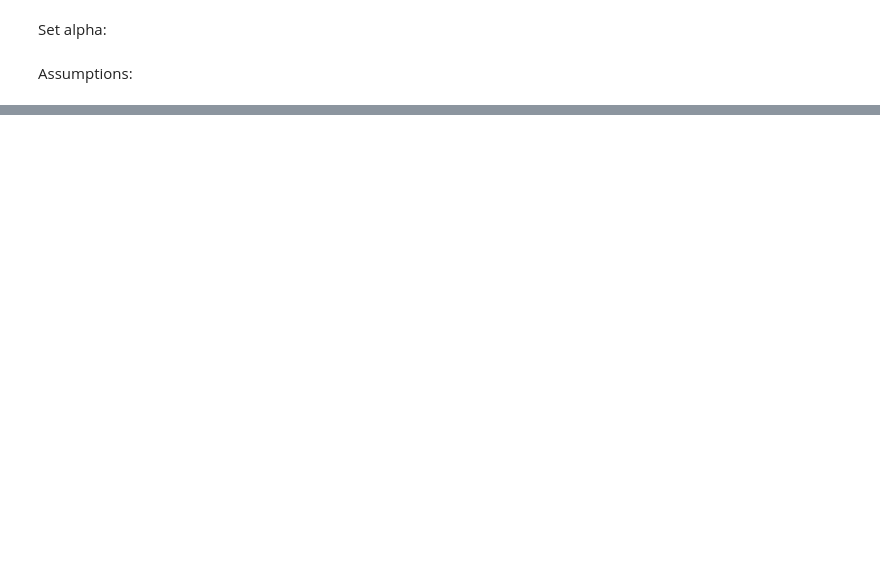
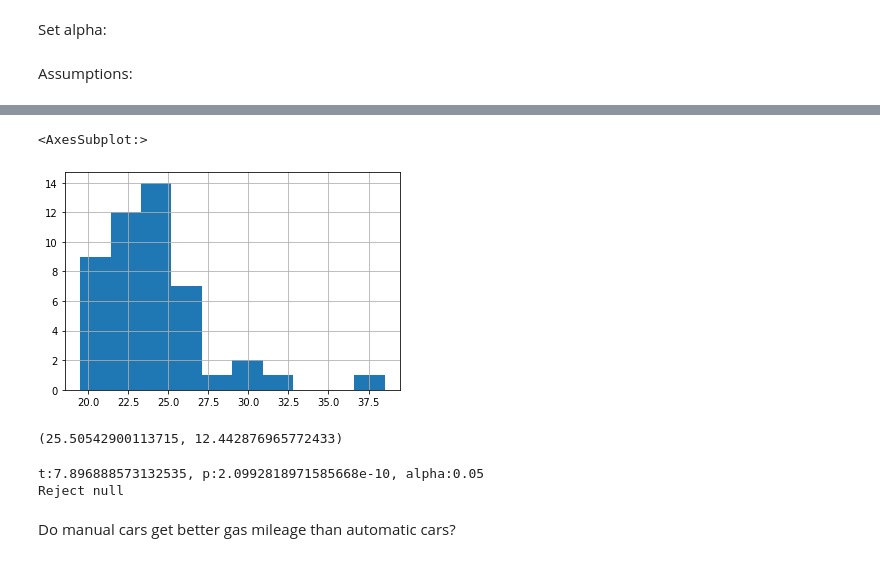
Before and after one commit to watermanbrandyn/statistics-exercises, a Jupyter notebook: hypothesis_testing.ipynb, the cells around one changed output, grey strips where cells are left out. Saved outputs shown, nothing was run; the diff lists cells and outputs as text; code cells hidden in the pictures; blank space fills up the shorter version.

```diff
--- a/hypothesis_testing.ipynb
+++ b/hypothesis_testing.ipynb
@@ -80,0 +168,5 @@ Normal distribution: Yes, we presume normality based on graph curation and sampl
+# %%
+fuel_eff_compact.hist()
+# %% [output]
+<AxesSubplot:>
+[figure, added]
@@ -80,0 +178,6 @@ Normal distribution: Yes, we presume normality based on graph curation and sampl
+# %%
+avg_car_v = mpg.average_mileage.var()
+compact_v = fuel_eff_compact.var()
+avg_car_v, compact_v
+# %% [output]
+(25.50542900113715, 12.442876965772433)
@@ -80,0 +189,12 @@ Normal distribution: Yes, we presume normality based on graph curation and sampl
+# %%
+t, p = stats.ttest_1samp(fuel_eff_compact, avg_car_eff, alternative='greater')
+
+print(f't:{t}, p:{p}, alpha:{alpha}')
+
+if t > 0 and p < alpha:
+    print('Reject null')
+else:
+    print('Do not reject null')
+# %% [output]
+t:7.896888573132535, p:2.0992818971585668e-10, alpha:0.05
+Reject null
@@ -80,0 +204,2 @@ Normal distribution: Yes, we presume normality based on graph curation and sampl
+# %% [markdown]
+Do manual cars get better gas mileage than automatic cars?
```
Also changed, not shown: parts of 32 cells of this notebook.
